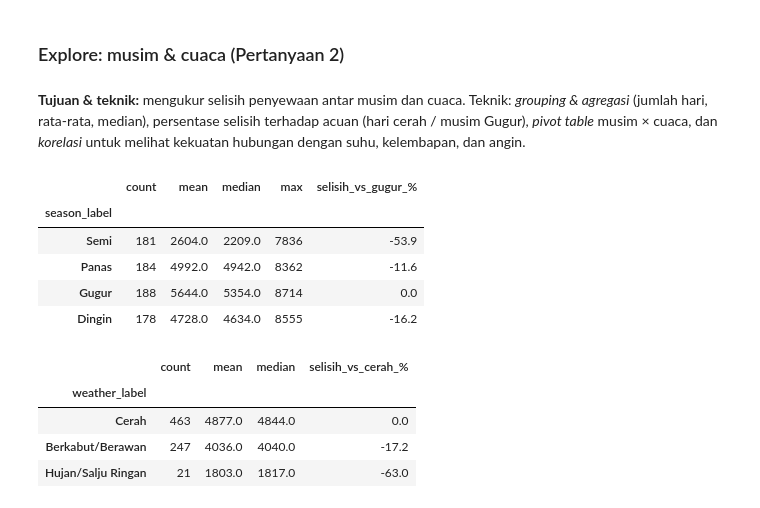
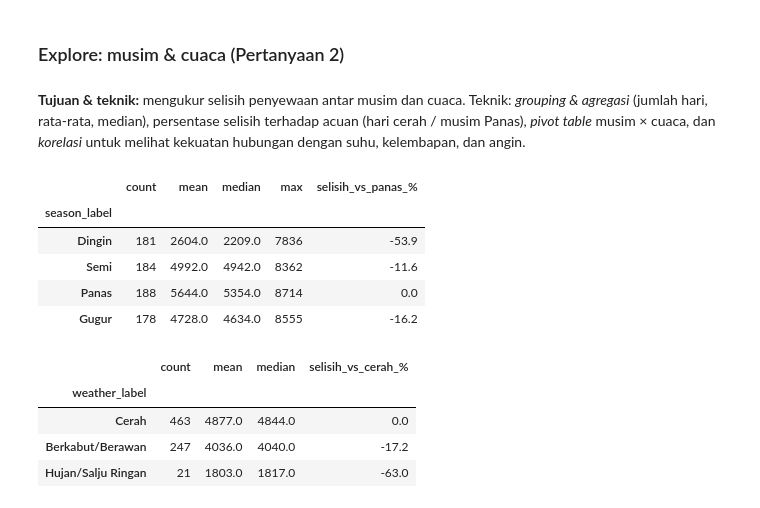
Before and after one commit to anandaavenzia26-boop/bike-sharing-dashboard, a Jupyter notebook: notebook.ipynb, the cells around one changed output. Saved outputs shown, nothing was run; the diff lists cells and outputs as text; code cells hidden in the pictures.

```diff
--- a/notebook.ipynb
+++ b/notebook.ipynb
@@ -409,18 +438,18 @@ Rata-rata jam 00-05 hari kerja : 16.2 sepeda/jam
 # %% [markdown]
 ### Explore: musim & cuaca (Pertanyaan 2)
 # %% [markdown]
-**Tujuan & teknik:** mengukur selisih penyewaan antar musim dan cuaca. Teknik: *grouping & agregasi* (jumlah hari, rata-rata, median), persentase selisih terhadap acuan (hari cerah / musim Gugur), *pivot table* musim × cuaca, dan *korelasi* untuk melihat kekuatan hubungan dengan suhu, kelembapan, dan angin.
+**Tujuan & teknik:** mengukur selisih penyewaan antar musim dan cuaca. Teknik: *grouping & agregasi* (jumlah hari, rata-rata, median), persentase selisih terhadap acuan (hari cerah / musim Panas), *pivot table* musim × cuaca, dan *korelasi* untuk melihat kekuatan hubungan dengan suhu, kelembapan, dan angin.
 # %%
 ringkasan_musim = day_df.groupby('season_label', observed=True)['cnt'].agg(['count', 'mean', 'median', 'max']).round(0)
-ringkasan_musim['selisih_vs_gugur_%'] = ((ringkasan_musim['mean'] / ringkasan_musim.loc['Gugur', 'mean'] - 1) * 100).round(1)
+ringkasan_musim['selisih_vs_panas_%'] = ((ringkasan_musim['mean'] / ringkasan_musim.loc['Panas', 'mean'] - 1) * 100).round(1)
 ringkasan_musim
 # %% [output]
-|  | count | mean | median | max | selisih_vs_gugur_% |
+|  | count | mean | median | max | selisih_vs_panas_% |
 | season_label |  |  |  |  |  |
-| Semi | 181 | 2604.0 | 2209.0 | 7836 | -53.9 |
-| Panas | 184 | 4992.0 | 4942.0 | 8362 | -11.6 |
-| Gugur | 188 | 5644.0 | 5354.0 | 8714 | 0.0 |
-| Dingin | 178 | 4728.0 | 4634.0 | 8555 | -16.2 |
+| Dingin | 181 | 2604.0 | 2209.0 | 7836 | -53.9 |
+| Semi | 184 | 4992.0 | 4942.0 | 8362 | -11.6 |
+| Panas | 188 | 5644.0 | 5354.0 | 8714 | 0.0 |
+| Gugur | 178 | 4728.0 | 4634.0 | 8555 | -16.2 |
 # %%
 ringkasan_cuaca = day_df.groupby('weather_label', observed=True)['cnt'].agg(['count', 'mean', 'median']).round(0)
 ringkasan_cuaca['selisih_vs_cerah_%'] = ((ringkasan_cuaca['mean'] / ringkasan_cuaca.loc['Cerah', 'mean'] - 1) * 100).round(1)
```
Also changed, not shown: parts of 12 cells of this notebook.
